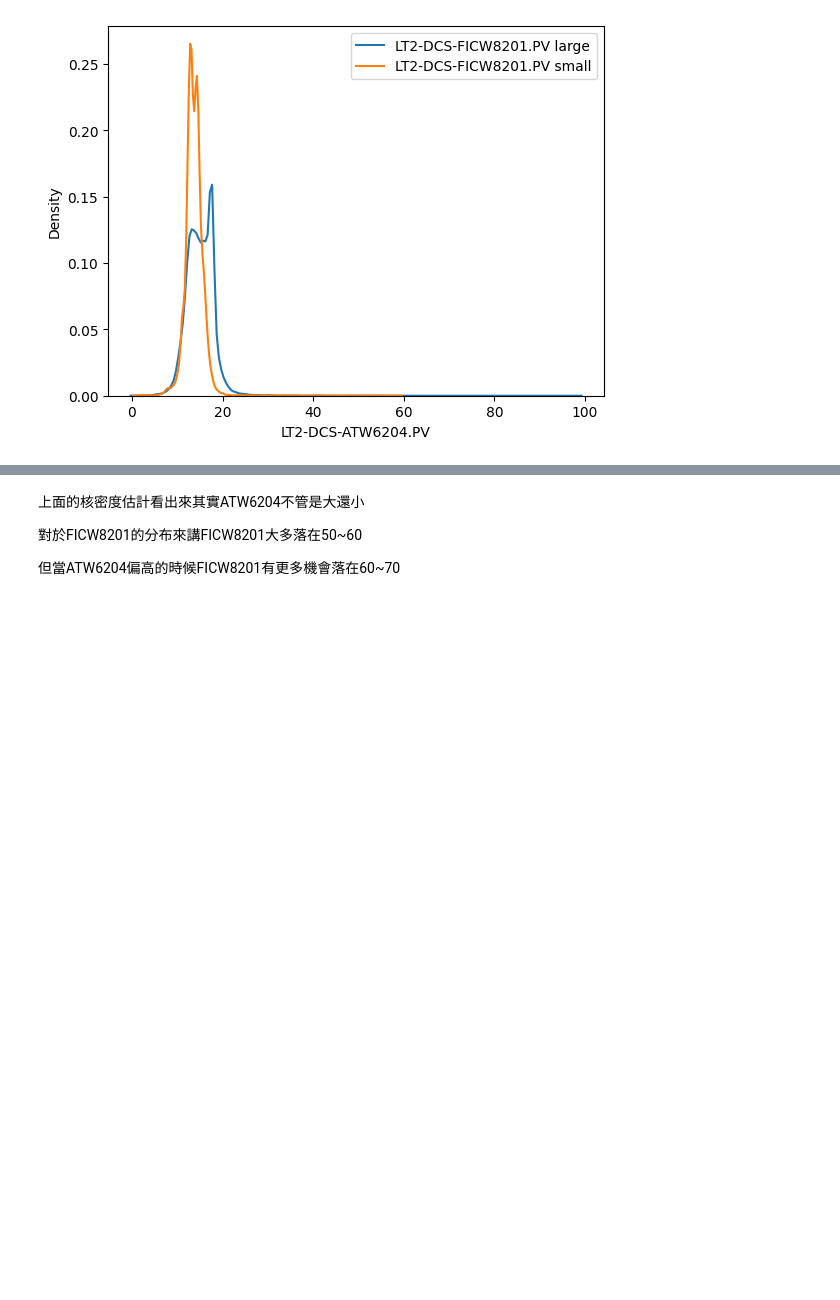
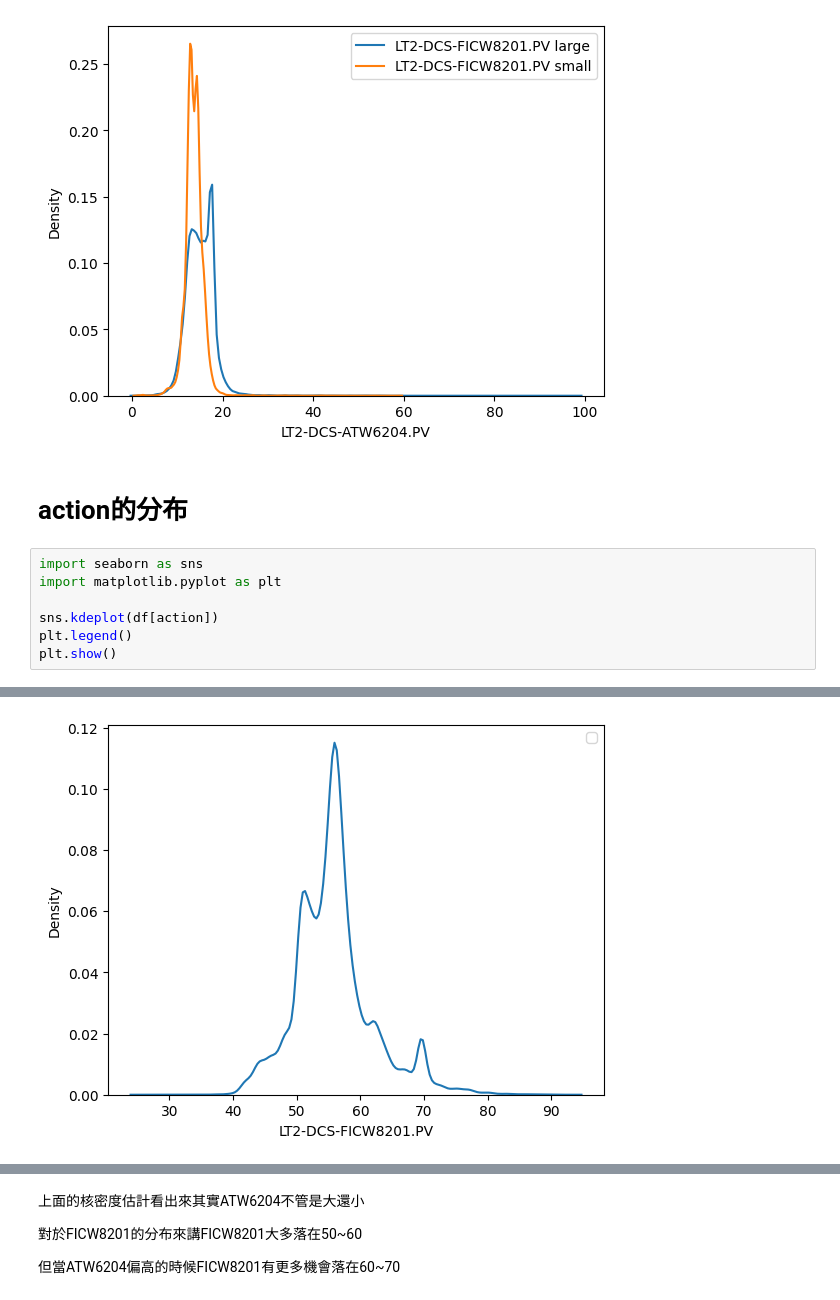
Before and after one commit to skywalker0803r/SCR, a Jupyter notebook: create_data.ipynb, the cells around one changed output, grey strips where cells are left out. Drawn from its saved outputs; the diff is of its cells as text; blank space fills up the shorter version.

```diff
--- a/create_data.ipynb
+++ b/create_data.ipynb
@@ -173,3 +173,13 @@ plt.legend()
 plt.show()
 # %% [output]
 [figure]
+# %% [markdown]
+# action的分布
+# %%
+import seaborn as sns
+import matplotlib.pyplot as plt
+
+sns.kdeplot(df[action])
+plt.legend()
+plt.show()
+# %% [output]
@@ -175,0 +187 @@ plt.show()
+[figure, added]
```
Also changed, not shown: parts of 16 cells of this notebook.
